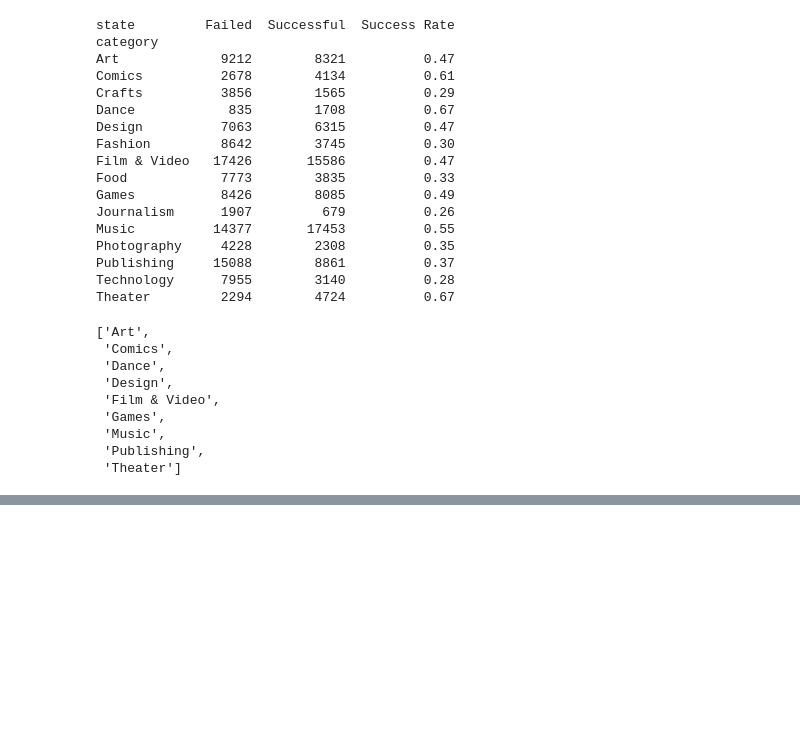
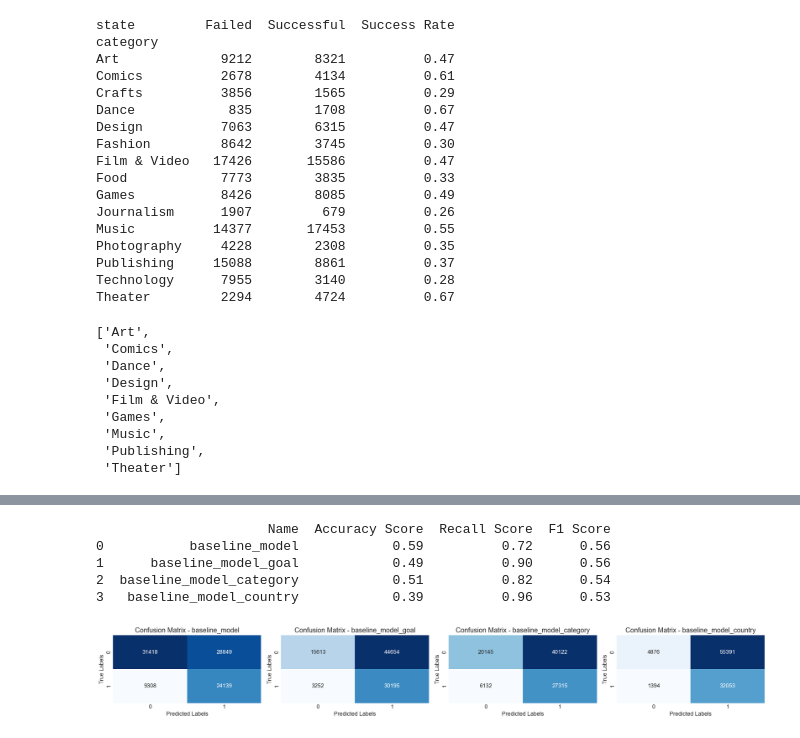
Before and after one commit to TorstenChandler/kickstarter_project, a Jupyter notebook: EDA_Monali.ipynb, the cells around one changed output, grey strips where cells are left out. Cells and saved outputs as stored; diff of their text form; code cells hidden in the pictures; blank space fills up the shorter version.

```diff
--- a/EDA_Monali.ipynb
+++ b/EDA_Monali.ipynb
@@ -418,3 +480,41 @@ print(classification_report(y_test_encoded, baseline_model(X_test)))
     accuracy                           0.59     93714
    macro avg       0.61      0.62      0.59     93714
 weighted avg       0.66      0.59      0.60     93714
+# %%
+# Defining Simpler Baseline model
+def baseline_model_goal(df:pd.DataFrame):
+    """Edugated guess"""
+    y_pred = [1 if row['goal'] <= 20000 else 0 for index, row in df.iterrows()]
+    return y_pred
+
+# Defining Baseline model
+def baseline_model_category(df:pd.DataFrame):
+    """Edugated guess"""
+    y_pred = [1 if row['category'] in successful_categories else 0 for index, row in df.iterrows()]
+    return y_pred
+
+# Defining Baseline model
+def baseline_model_country(df:pd.DataFrame):
+    """Edugated guess"""
+    y_pred = [1 if row['country'] in successful_countries else 0 for index, row in df.iterrows()]
+    return y_pred
+
+y_pred_goal = baseline_model_goal(X_test)
+y_pred_category = baseline_model_category(X_test)
+y_pred_country = baseline_model_country(X_test)
+# %%
+# Test function
+models = []
+models.append({"name": "baseline_model", "y_pred": y_pred})
+models.append({"name": "baseline_model_goal", "y_pred": y_pred_goal})
+models.append({"name": "baseline_model_category", "y_pred": y_pred_category})
+models.append({"name": "baseline_model_country", "y_pred": y_pred_country})
+
+plot.visualise_evaluation_metrics_multiple(models, y_test)
+# %% [output]
+                      Name  Accuracy Score  Recall Score  F1 Score
+0           baseline_model            0.59          0.72      0.56
+1      baseline_model_goal            0.49          0.90      0.56
+2  baseline_model_category            0.51          0.82      0.54
+3   baseline_model_country            0.39          0.96      0.53
+[figure, added]
```
Also changed, not shown: parts of 4 cells of this notebook, 1 other file.
